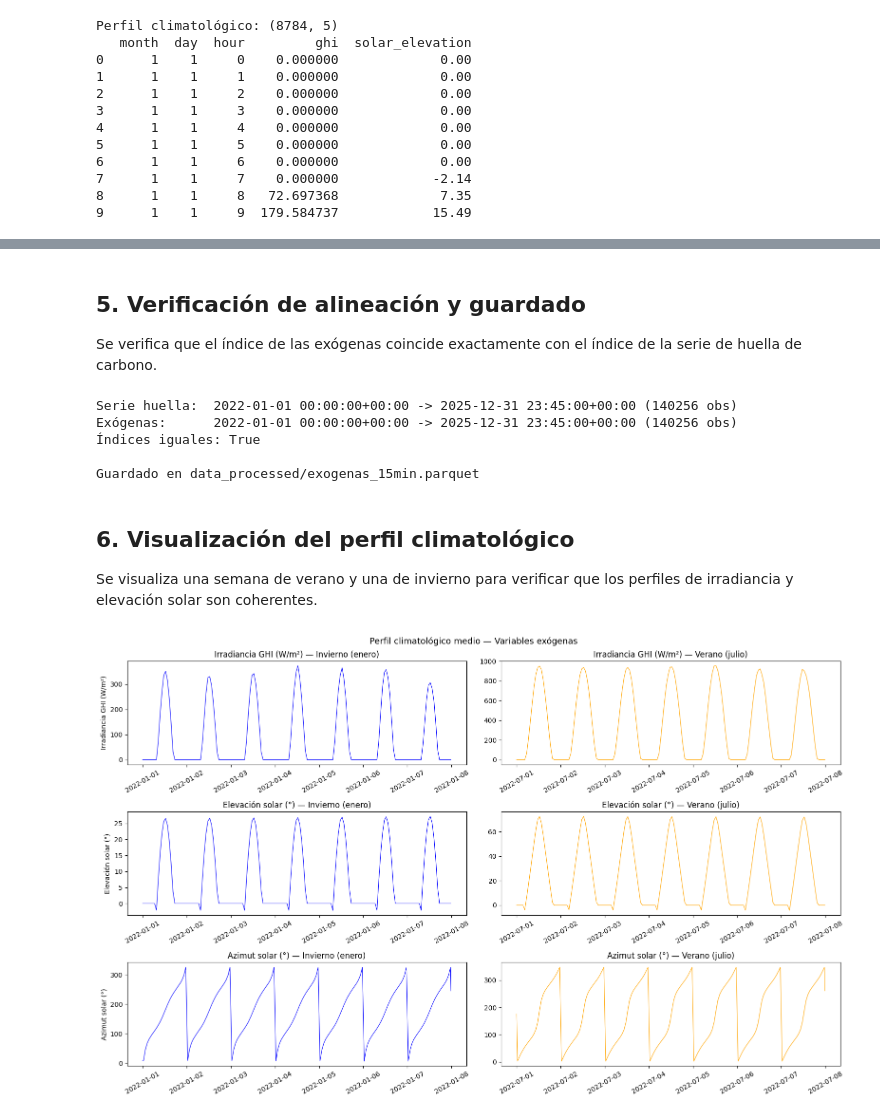
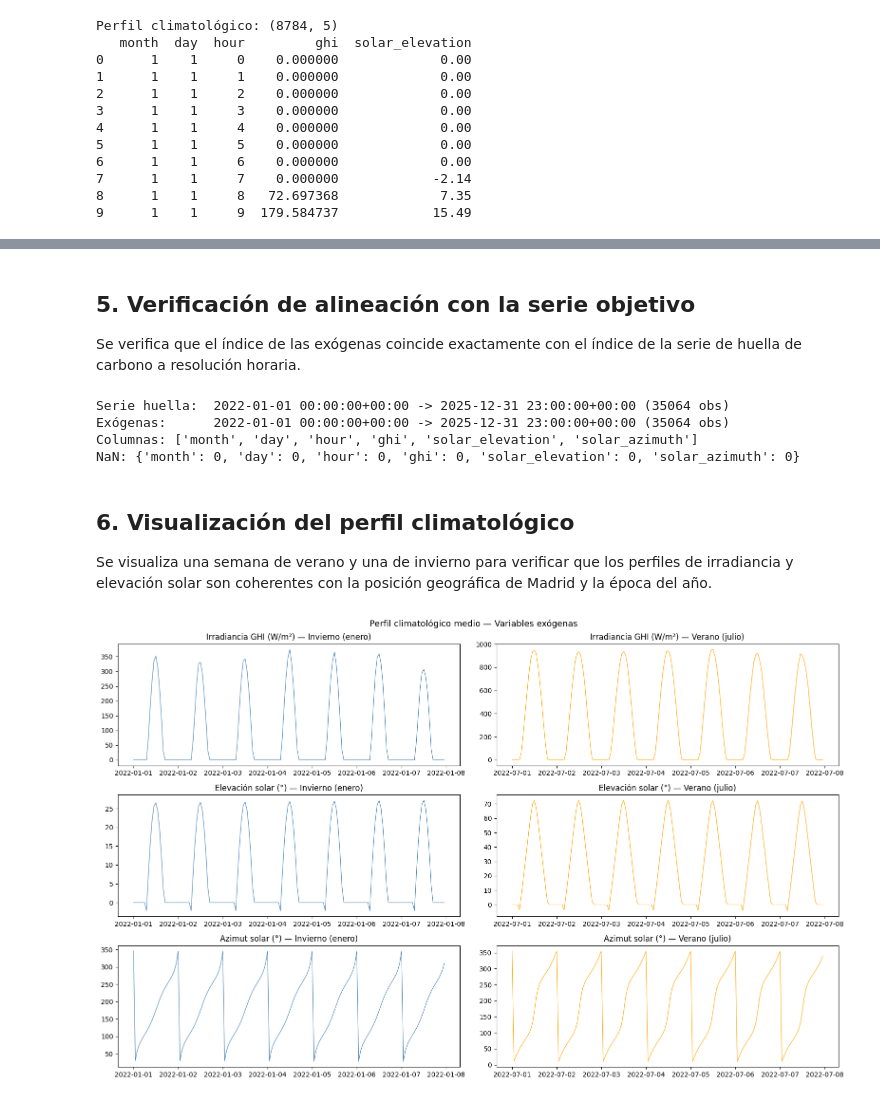
Before and after one commit to Pablomontejo09/TFM_Wattnet, a Jupyter notebook: notebooks/05_SARIMAX.ipynb, the cells around one changed output, grey strips where cells are left out. Saved outputs shown, nothing was run; the diff lists cells and outputs as text; code cells hidden in the pictures.

```diff
--- a/notebooks/05_SARIMAX.ipynb
+++ b/notebooks/05_SARIMAX.ipynb
@@ -192,27 +195,10 @@ alinear con la serie objetivo de huella de carbono.
 # %%
-# Construir índice limpio a 15min desde 00:00
-idx_15min = pd.date_range(
-    start="2022-01-01 00:00:00",
-    end="2025-12-31 23:45:00",
-    freq="15min",
-    tz="UTC"
-)
+df_exog["ghi"]             = df_exog["ghi"].clip(lower=0)
+df_exog["solar_elevation"] = df_exog["solar_elevation"].fillna(0)
+df_exog["solar_azimuth"]   = df_exog["solar_azimuth"].ffill()
 
-# Reindexar y interpolar para rellenar huecos
-df_15min = df_exog.reindex(df_exog.index.union(idx_15min)).interpolate(method="time")
-df_15min = df_15min.reindex(idx_15min)
-
-# GHI no puede ser negativo
-df_15min["ghi"] = df_15min["ghi"].clip(lower=0)
-
-# Rellenar NaN iniciales con 0 para ghi y solar_elevation
-# y forward fill para azimuth
-df_15min["ghi"]             = df_15min["ghi"].fillna(0)
-df_15min["solar_elevation"] = df_15min["solar_elevation"].fillna(0)
-df_15min["solar_azimuth"]   = df_15min["solar_azimuth"].bfill()
-
-print(f"NaN restantes: {df_15min.isna().sum().sum()}")
-
-print(f"Exógenas 15min: {df_15min.shape}")
-print(df_15min.head(8))
+print(f"Exógenas: {df_exog.shape}")
+print(f"NaN por columna: {df_exog.isna().sum().to_dict()}")
+df_exog.to_parquet(DATA_DIR / "exogenas_1h.parquet")
+print("Guardado OK -> exogenas_1h.parquet")
 # %% [output]
@@ -230,10 +208,9 @@ Exógenas 15min: (140256, 3)
 # %% [markdown]
-## 5. Verificación de alineación y guardado
+## 5. Verificación de alineación con la serie objetivo
 
 Se verifica que el índice de las exógenas coincide exactamente
-con el índice de la serie de huella de carbono.
+con el índice de la serie de huella de carbono a resolución horaria.
 # %%
-# Cargar serie de huella para verificar alineación
 y_train = pd.read_parquet(DATA_DIR / "train_2022_2023.parquet")["y"]
 y_val   = pd.read_parquet(DATA_DIR / "val_2024.parquet")["y"]
 y_test  = pd.read_parquet(DATA_DIR / "test_2025.parquet")["y"]
@@ -241,51 +218,44 @@ y_test  = pd.read_parquet(DATA_DIR / "test_2025.parquet")["y"]
 y_full  = pd.concat([y_train, y_val, y_test]).sort_index()
 y_full.index = pd.to_datetime(y_full.index, utc=True)
 
-# Verificar alineación
+exogenas = pd.read_parquet(DATA_DIR / "exogenas_1h.parquet")
+
 print(f"Serie huella:  {y_full.index.min()} -> {y_full.index.max()} ({len(y_full)} obs)")
-print(f"Exógenas:      {df_15min.index.min()} -> {df_15min.index.max()} ({len(df_15min)} obs)")
-print(f"Índices iguales: {y_full.index.equals(df_15min.index)}")
-
-# Guardar
-df_15min.to_parquet(DATA_DIR / "exogenas_15min.parquet")
-print("\nGuardado en data_processed/exogenas_15min.parquet")
+print(f"Exógenas:      {exogenas.index.min()} -> {exogenas.index.max()} ({len(exogenas)} obs)")
+print(f"Columnas: {exogenas.columns.tolist()}")
+print(f"NaN: {exogenas.isna().sum().to_dict()}")
 # %% [output]
-Serie huella:  2022-01-01 00:00:00+00:00 -> 2025-12-31 23:45:00+00:00 (140256 obs)
-Exógenas:      2022-01-01 00:00:00+00:00 -> 2025-12-31 23:45:00+00:00 (140256 obs)
-Índices iguales: True
-
-Guardado en data_processed/exogenas_15min.parquet
+Serie huella:  2022-01-01 00:00:00+00:00 -> 2025-12-31 23:00:00+00:00 (35064 obs)
+Exógenas:      2022-01-01 00:00:00+00:00 -> 2025-12-31 23:00:00+00:00 (35064 obs)
+Columnas: ['month', 'day', 'hour', 'ghi', 'solar_elevation', 'solar_azimuth']
+NaN: {'month': 0, 'day': 0, 'hour': 0, 'ghi': 0, 'solar_elevation': 0, 'solar_azimuth': 0}
 # %% [markdown]
 ## 6. Visualización del perfil climatológico
 
 Se visualiza una semana de verano y una de invierno para verificar
-que los perfiles de irradiancia y elevación solar son coherentes.
+que los perfiles de irradiancia y elevación solar son coherentes
+con la posición geográfica de Madrid y la época del año.
 # %%
 import matplotlib.pyplot as plt
+
 fig, axes = plt.subplots(3, 2, figsize=(16, 10))
 fig.suptitle("Perfil climatológico medio — Variables exógenas", fontsize=13)
 
-verano   = df_15min.loc["2022-07-01":"2022-07-07"]
-invierno = df_15min.loc["2022-01-01":"2022-01-07"]
+verano   = df_exog.loc["2022-07-01":"2022-07-07"]
+invierno = df_exog.loc["2022-01-01":"2022-01-07"]
 
 cols   = ["ghi", "solar_elevation", "solar_azimuth"]
 labels = ["Irradiancia GHI (W/m²)", "Elevación solar (°)", "Azimut solar (°)"]
 
 for i, (col, label) in enumerate(zip(cols, labels)):
-    # Invierno
-    axes[i][0].plot(invierno.index, invierno[col], color="blue", linewidth=0.8)
+    axes[i][0].plot(invierno.index, invierno[col], color="steelblue", linewidth=0.8)
     axes[i][0].set_title(f"{label} — Invierno (enero)")
-    axes[i][0].tick_params(axis="x", rotation=30)
-    axes[i][0].set_ylabel(label)
-
-    # Verano
     axes[i][1].plot(verano.index, verano[col], color="orange", linewidth=0.8)
     axes[i][1].set_title(f"{label} — Verano (julio)")
-    axes[i][1].tick_params(axis="x", rotation=30)
 
 plt.tight_layout()
 plt.savefig(FIG_DIR / "exogenas_perfil.png", dpi=150, bbox_inches="tight")
 plt.show()
 # %% [output]
-[figure, old version]
+[figure, new version]
 # %% [markdown]
```
Also changed, not shown: parts of 19 cells of this notebook, 41 other files.
